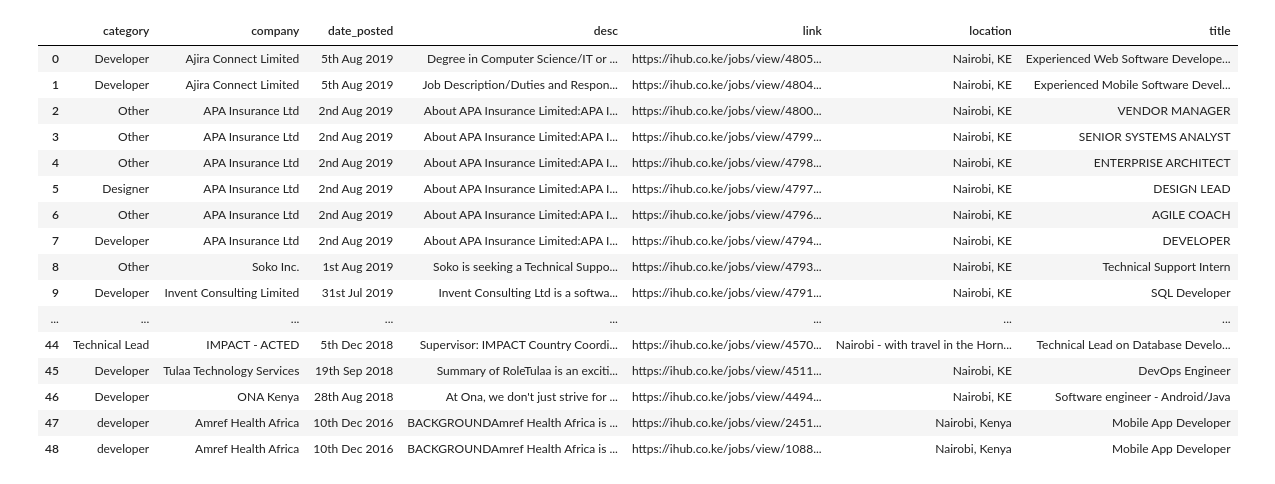
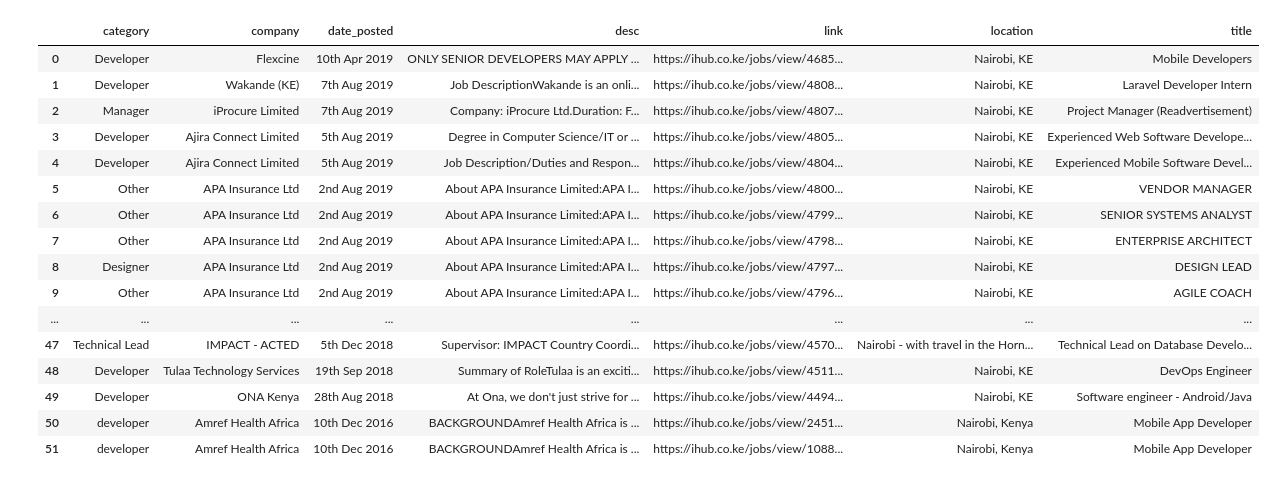
Before and after one commit to ItsCosmas/scrapy, a Jupyter notebook: ihub.ipynb, the cells around one changed output. Cells and saved outputs as stored; diff of their text form; code cells hidden in the pictures.

Commit message:
saving to json instead of csv
csv produces unintended results while exporting to mongodb

```diff
--- a/ihub.ipynb
+++ b/ihub.ipynb
@@ -66,21 +62,0 @@ df.to_csv("ihub_jobs.csv",index=False)
-# %%
-saved_csv = pd.read_csv("ihub_jobs.csv")
-saved_csv
-# %% [output]
-|  | category | company | date_posted | desc | link | location | title |
-| 0 | Developer | Ajira Connect Limited | 5th Aug 2019 | Degree in Computer Science/IT or ... | https://ihub.co.ke/jobs/view/4805... | Nairobi, KE | Experienced Web Software Develope... |
-| 1 | Developer | Ajira Connect Limited | 5th Aug 2019 | Job Description/Duties and Respon... | https://ihub.co.ke/jobs/view/4804... | Nairobi, KE | Experienced Mobile Software Devel... |
-| 2 | Other | APA Insurance Ltd | 2nd Aug 2019 | About APA Insurance Limited:APA I... | https://ihub.co.ke/jobs/view/4800... | Nairobi, KE | VENDOR MANAGER |
-| 3 | Other | APA Insurance Ltd | 2nd Aug 2019 | About APA Insurance Limited:APA I... | https://ihub.co.ke/jobs/view/4799... | Nairobi, KE | SENIOR SYSTEMS ANALYST |
-| 4 | Other | APA Insurance Ltd | 2nd Aug 2019 | About APA Insurance Limited:APA I... | https://ihub.co.ke/jobs/view/4798... | Nairobi, KE | ENTERPRISE ARCHITECT |
-| 5 | Designer | APA Insurance Ltd | 2nd Aug 2019 | About APA Insurance Limited:APA I... | https://ihub.co.ke/jobs/view/4797... | Nairobi, KE | DESIGN LEAD |
-| 6 | Other | APA Insurance Ltd | 2nd Aug 2019 | About APA Insurance Limited:APA I... | https://ihub.co.ke/jobs/view/4796... | Nairobi, KE | AGILE COACH |
-| 7 | Developer | APA Insurance Ltd | 2nd Aug 2019 | About APA Insurance Limited:APA I... | https://ihub.co.ke/jobs/view/4794... | Nairobi, KE | DEVELOPER |
-| 8 | Other | Soko Inc. | 1st Aug 2019 | Soko is seeking a Technical Suppo... | https://ihub.co.ke/jobs/view/4793... | Nairobi, KE | Technical Support Intern |
-| 9 | Developer | Invent Consulting Limited | 31st Jul 2019 | Invent Consulting Ltd is a softwa... | https://ihub.co.ke/jobs/view/4791... | Nairobi, KE | SQL Developer |
-| ... | ... | ... | ... | ... | ... | ... | ... |
-| 44 | Technical Lead | IMPACT - ACTED | 5th Dec 2018 | Supervisor: IMPACT Country Coordi... | https://ihub.co.ke/jobs/view/4570... | Nairobi - with travel in the Horn... | Technical Lead on Database Develo... |
-| 45 | Developer | Tulaa Technology Services | 19th Sep 2018 | Summary of RoleTulaa is an exciti... | https://ihub.co.ke/jobs/view/4511... | Nairobi, KE | DevOps Engineer |
-| 46 | Developer | ONA Kenya | 28th Aug 2018 | At Ona, we don't just strive for ... | https://ihub.co.ke/jobs/view/4494... | Nairobi, KE | Software engineer - Android/Java |
-| 47 | developer | Amref Health Africa | 10th Dec 2016 | BACKGROUNDAmref Health Africa is ... | https://ihub.co.ke/jobs/view/2451... | Nairobi, Kenya | Mobile App Developer |
-| 48 | developer | Amref Health Africa | 10th Dec 2016 | BACKGROUNDAmref Health Africa is ... | https://ihub.co.ke/jobs/view/1088... | Nairobi, Kenya | Mobile App Developer |
@@ -86,0 +65,21 @@ saved_csv
+# %%
+saved_json = pd.read_json("another.json")
+saved_json
+# %% [output]
+|  | category | company | date_posted | desc | link | location | title |
+| 0 | Developer | Flexcine | 10th Apr 2019 | ONLY SENIOR DEVELOPERS MAY APPLY ... | https://ihub.co.ke/jobs/view/4685... | Nairobi, KE | Mobile Developers |
+| 1 | Developer | Wakande (KE) | 7th Aug 2019 | Job DescriptionWakande is an onli... | https://ihub.co.ke/jobs/view/4808... | Nairobi, KE | Laravel Developer Intern |
+| 2 | Manager | iProcure Limited | 7th Aug 2019 | Company: iProcure Ltd.Duration: F... | https://ihub.co.ke/jobs/view/4807... | Nairobi, KE | Project Manager (Readvertisement) |
+| 3 | Developer | Ajira Connect Limited | 5th Aug 2019 | Degree in Computer Science/IT or ... | https://ihub.co.ke/jobs/view/4805... | Nairobi, KE | Experienced Web Software Develope... |
+| 4 | Developer | Ajira Connect Limited | 5th Aug 2019 | Job Description/Duties and Respon... | https://ihub.co.ke/jobs/view/4804... | Nairobi, KE | Experienced Mobile Software Devel... |
+| 5 | Other | APA Insurance Ltd | 2nd Aug 2019 | About APA Insurance Limited:APA I... | https://ihub.co.ke/jobs/view/4800... | Nairobi, KE | VENDOR MANAGER |
+| 6 | Other | APA Insurance Ltd | 2nd Aug 2019 | About APA Insurance Limited:APA I... | https://ihub.co.ke/jobs/view/4799... | Nairobi, KE | SENIOR SYSTEMS ANALYST |
+| 7 | Other | APA Insurance Ltd | 2nd Aug 2019 | About APA Insurance Limited:APA I... | https://ihub.co.ke/jobs/view/4798... | Nairobi, KE | ENTERPRISE ARCHITECT |
+| 8 | Designer | APA Insurance Ltd | 2nd Aug 2019 | About APA Insurance Limited:APA I... | https://ihub.co.ke/jobs/view/4797... | Nairobi, KE | DESIGN LEAD |
+| 9 | Other | APA Insurance Ltd | 2nd Aug 2019 | About APA Insurance Limited:APA I... | https://ihub.co.ke/jobs/view/4796... | Nairobi, KE | AGILE COACH |
+| ... | ... | ... | ... | ... | ... | ... | ... |
+| 47 | Technical Lead | IMPACT - ACTED | 5th Dec 2018 | Supervisor: IMPACT Country Coordi... | https://ihub.co.ke/jobs/view/4570... | Nairobi - with travel in the Horn... | Technical Lead on Database Develo... |
+| 48 | Developer | Tulaa Technology Services | 19th Sep 2018 | Summary of RoleTulaa is an exciti... | https://ihub.co.ke/jobs/view/4511... | Nairobi, KE | DevOps Engineer |
+| 49 | Developer | ONA Kenya | 28th Aug 2018 | At Ona, we don't just strive for ... | https://ihub.co.ke/jobs/view/4494... | Nairobi, KE | Software engineer - Android/Java |
+| 50 | developer | Amref Health Africa | 10th Dec 2016 | BACKGROUNDAmref Health Africa is ... | https://ihub.co.ke/jobs/view/2451... | Nairobi, Kenya | Mobile App Developer |
+| 51 | developer | Amref Health Africa | 10th Dec 2016 | BACKGROUNDAmref Health Africa is ... | https://ihub.co.ke/jobs/view/1088... | Nairobi, Kenya | Mobile App Developer |
```
Also changed, not shown: parts of 5 cells of this notebook, 1 other file.
